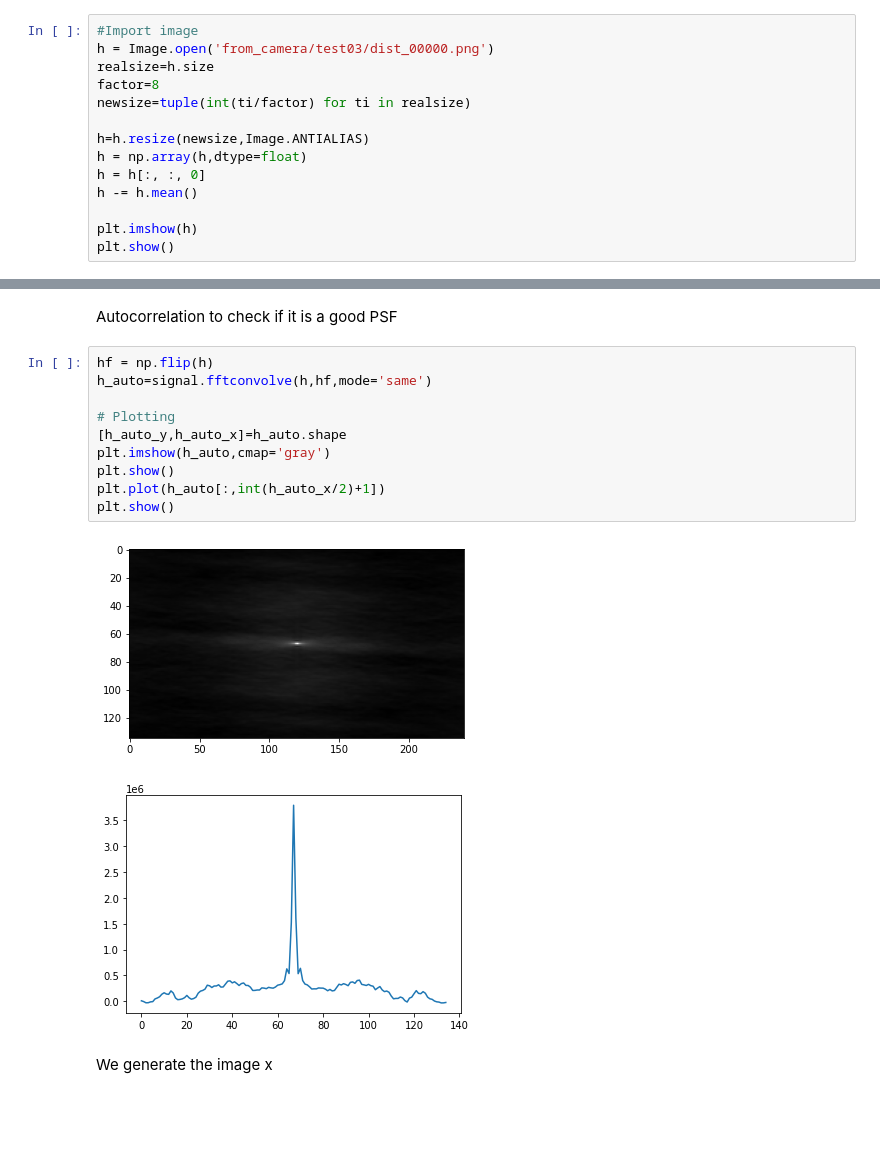
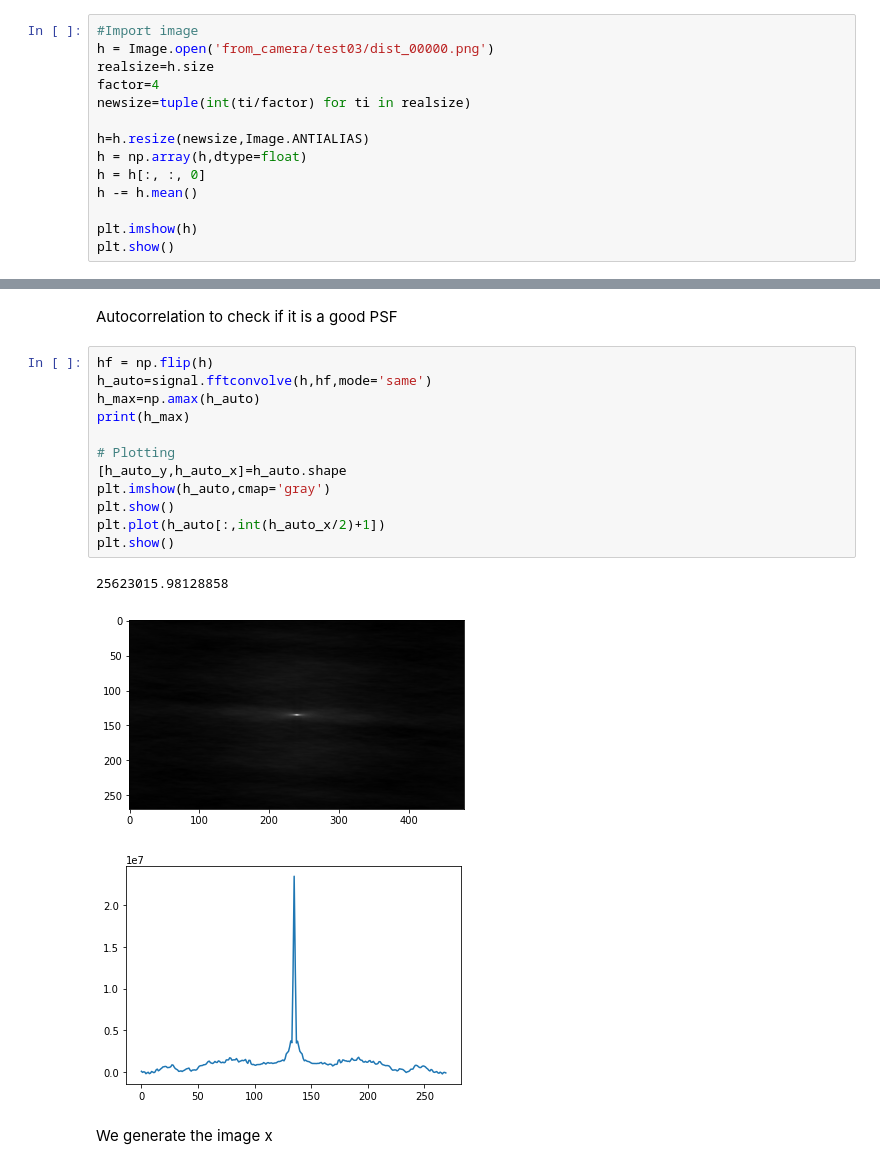
Before and after one commit to olivierleblanc/diffusercam, a Jupyter notebook: bernat/mp01.ipynb, the cells around one changed output, grey strips where cells are left out. Saved outputs shown, nothing was run; the diff lists cells and outputs as text; blank space fills up the shorter version.

```diff
--- a/bernat/mp01.ipynb
+++ b/bernat/mp01.ipynb
@@ -14,7 +14,7 @@ We import the h0
 #Import image
 h = Image.open('from_camera/test03/dist_00000.png')
 realsize=h.size
-factor=8
+factor=4
 newsize=tuple(int(ti/factor) for ti in realsize)
 
 h=h.resize(newsize,Image.ANTIALIAS)
@@ -31,16 +31,19 @@ Autocorrelation to check if it is a good PSF
 # %%
 hf = np.flip(h)
 h_auto=signal.fftconvolve(h,hf,mode='same')
+h_max=np.amax(h_auto)
+print(h_max)
 
 # Plotting
 [h_auto_y,h_auto_x]=h_auto.shape
 plt.imshow(h_auto,cmap='gray')
 plt.show()
 plt.plot(h_auto[:,int(h_auto_x/2)+1])
 plt.show()
 # %% [output]
+25623015.98128858
-[figure, old version]
+[figure, new version]
-[figure, old version]
+[figure, new version]
 # %% [markdown]
 We generate the image x
 # %%
```
Also changed, not shown: parts of 20 cells of this notebook, 3 other files.
